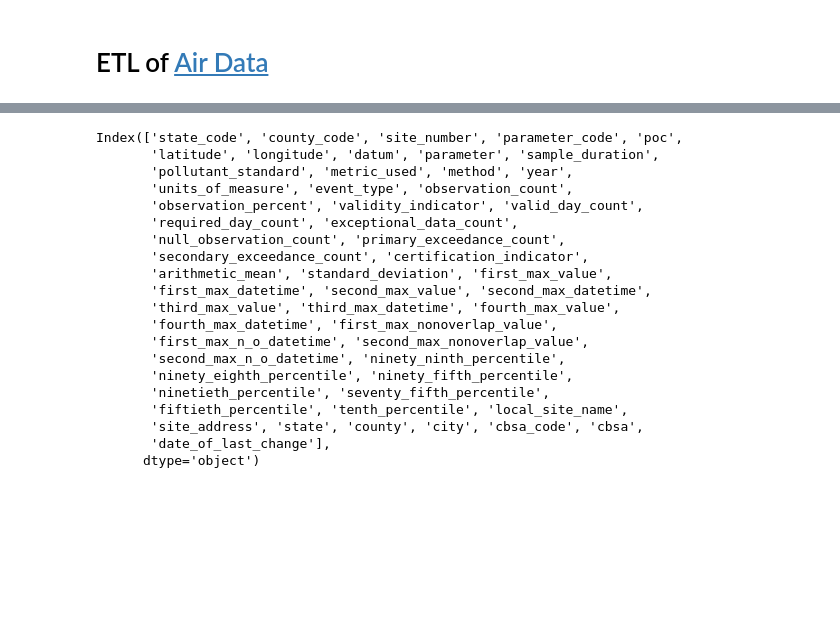
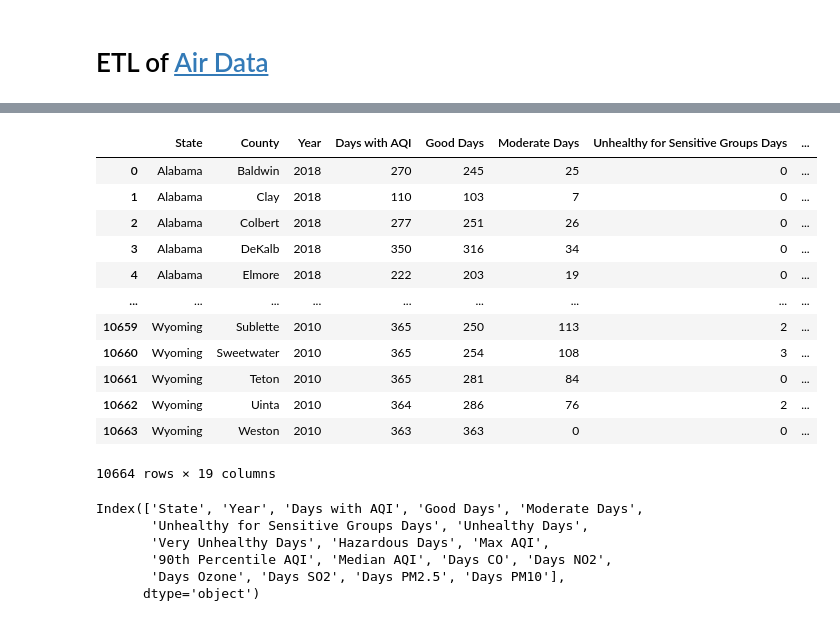
Before and after one commit to giadainnocenti/enviroment-impact-health, a Jupyter notebook: ETL_datasets.ipynb, the cells around one changed output, grey strips where cells are left out. Drawn from its saved outputs; the diff is of its cells as text; code cells hidden in the pictures; blank space fills up the shorter version.

```diff
--- a/ETL_datasets.ipynb
+++ b/ETL_datasets.ipynb
@@ -341,0 +305,27 @@ array(['PM10 Total 0-10um STP'], dtype=object)
+# %%
+#finding the name of all the files in the air quality folder
+all_files = glob.glob('./Air_quality_csv/*.csv')
+
+air_list = []
+#reading all the CSV files
+for filename in all_files:
+    df = pd.read_csv(filename, index_col=None, header=0)
+    air_list.append(df)
+#creating the concatenated dataframe
+air_df = pd.concat(air_list, axis=0, ignore_index=True)
+# %%
+air_df
+# %% [output]
+|  | State | County | Year | Days with AQI | Good Days | Moderate Days | Unhealthy for Sensitive Groups Days | ... |
+| 0 | Alabama | Baldwin | 2018 | 270 | 245 | 25 | 0 | ... |
+| 1 | Alabama | Clay | 2018 | 110 | 103 | 7 | 0 | ... |
+| 2 | Alabama | Colbert | 2018 | 277 | 251 | 26 | 0 | ... |
+| 3 | Alabama | DeKalb | 2018 | 350 | 316 | 34 | 0 | ... |
+| 4 | Alabama | Elmore | 2018 | 222 | 203 | 19 | 0 | ... |
+| ... | ... | ... | ... | ... | ... | ... | ... | ... |
+| 10659 | Wyoming | Sublette | 2010 | 365 | 250 | 113 | 2 | ... |
+| 10660 | Wyoming | Sweetwater | 2010 | 365 | 254 | 108 | 3 | ... |
+| 10661 | Wyoming | Teton | 2010 | 365 | 281 | 84 | 0 | ... |
+| 10662 | Wyoming | Uinta | 2010 | 364 | 286 | 76 | 2 | ... |
+| 10663 | Wyoming | Weston | 2010 | 363 | 363 | 0 | 0 | ... |
+10664 rows × 19 columns
@@ -342,23 +338,10 @@ array(['PM10 Total 0-10um STP'], dtype=object)
 # %%
-#air_df.columns
+#printing the names of the dataframe columns
+air_df.columns
 # %% [output]
-Index(['state_code', 'county_code', 'site_number', 'parameter_code', 'poc',
-       'latitude', 'longitude', 'datum', 'parameter', 'sample_duration',
-       'pollutant_standard', 'metric_used', 'method', 'year',
-       'units_of_measure', 'event_type', 'observation_count',
-       'observation_percent', 'validity_indicator', 'valid_day_count',
-       'required_day_count', 'exceptional_data_count',
-       'null_observation_count', 'primary_exceedance_count',
-       'secondary_exceedance_count', 'certification_indicator',
-       'arithmetic_mean', 'standard_deviation', 'first_max_value',
-       'first_max_datetime', 'second_max_value', 'second_max_datetime',
-       'third_max_value', 'third_max_datetime', 'fourth_max_value',
-       'fourth_max_datetime', 'first_max_nonoverlap_value',
-       'first_max_n_o_datetime', 'second_max_nonoverlap_value',
-       'second_max_n_o_datetime', 'ninety_ninth_percentile',
-       'ninety_eighth_percentile', 'ninety_fifth_percentile',
-       'ninetieth_percentile', 'seventy_fifth_percentile',
-       'fiftieth_percentile', 'tenth_percentile', 'local_site_name',
-       'site_address', 'state', 'county', 'city', 'cbsa_code', 'cbsa',
-       'date_of_last_change'],
+Index(['State', 'Year', 'Days with AQI', 'Good Days', 'Moderate Days',
+       'Unhealthy for Sensitive Groups Days', 'Unhealthy Days',
+       'Very Unhealthy Days', 'Hazardous Days', 'Max AQI',
+       '90th Percentile AQI', 'Median AQI', 'Days CO', 'Days NO2',
+       'Days Ozone', 'Days SO2', 'Days PM2.5', 'Days PM10'],
       dtype='object')
```
Also changed, not shown: parts of 21 cells of this notebook, 1 other file.
